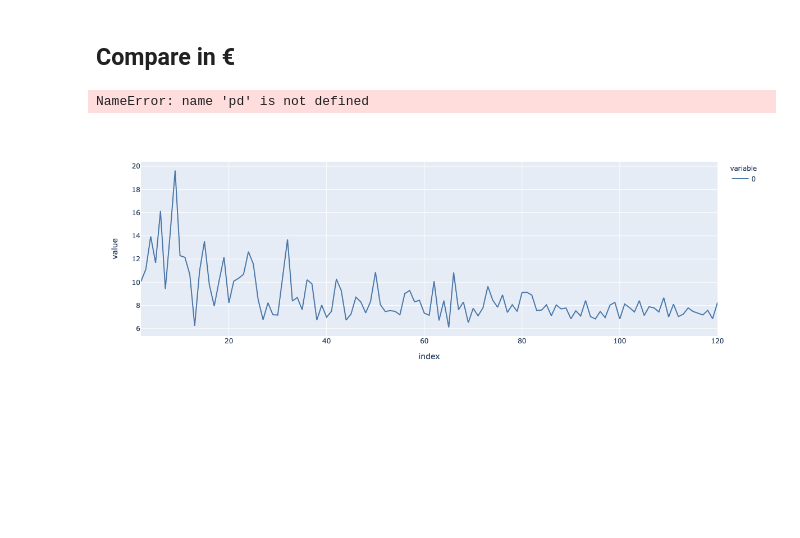
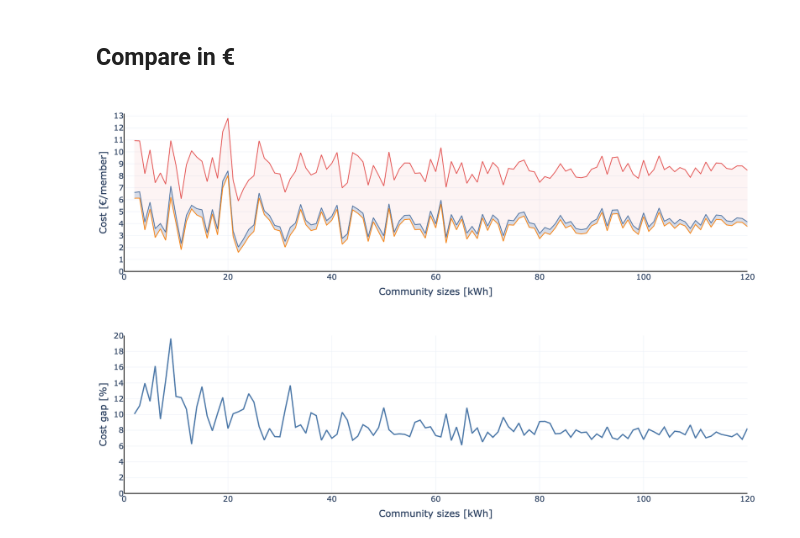
Before and after one commit to Jonathan56/supplementary_thesis, a Jupyter notebook: 4_chapter/MPC_4 community size.ipynb, the cells around one changed output. Cells and saved outputs as stored; diff of their text form; code cells hidden in the pictures; blank space fills up the shorter version.

```diff
--- a/4_chapter/MPC_4 community size.ipynb
+++ b/4_chapter/MPC_4 community size.ipynb
@@ -743,35 +741,54 @@ for community_size in community_sizes:
     #print(f"Theoretical cost = {np.round(forecast_cost / community_size, 2)} €/household")
     #print("")
 # %%
-graph = pd.DataFrame(index=community_sizes, data={"2D": cost_2d,
-                                                  "Perfect": cost_perfect,
-                                                  "PV_only": cost_pvonly})
+#graph = pd.DataFrame(index=community_sizes, data={"2D": cost_2d,
+#                                                  "Perfect": cost_perfect,
+#                                                  "PV_only": cost_pvonly})
+
+with open(f'results/_graph_community_size.pickle', 'rb') as handle:
+    graph = pickle.load(handle)
+
 graph = graph[graph["PV_only"] < 13]
 
 fig = px.line(graph)
 
-fig.update_traces(line_width=3)
+fig.update_traces(line_width=2)
+fig.data[-1].update(fill="tonexty", fillcolor="rgba(214, 39, 40, 0.05)")
+fig.data[1].update(fill="tonexty", fillcolor="rgba(55, 128, 191, 0.2)")
 fig.update_layout(
     layout,
     height=500,
     width=800,
-    yaxis_title="Cost [€]",
+    yaxis_title="Cost [€/member]",
     xaxis_title="Community sizes [kWh]",
     yaxis_range=[0, 13.2],
     xaxis_range=[0, 120],
     yaxis_dtick=1,
     yaxis_showline=False, yaxis_linewidth=2, yaxis_linecolor='black',
     xaxis_showline=False, xaxis_linewidth=2, xaxis_linecolor='black',
     showlegend=False)
 fig.show()
 fig.write_image(f"results/cost_community_size.svg")
 # %% [output]
-NameError: name 'pd' is not defined
+[figure, added]
 # %%
 with open(f'results/_graph_community_size.pickle', 'wb') as handle:
     pickle.dump(graph, handle, protocol=pickle.HIGHEST_PROTOCOL)
-# %%
-fig = px.line((graph["2D"] - graph["Perfect"]) * 100 / (graph["PV_only"] - graph["Perfect"]))
-fig.show()
-# %% [output]
-[figure, removed]
+# %%
+fig = px.line((graph["2D"] - graph["Perfect"]) * 100 / (graph["PV_only"] - graph["Perfect"]))
+fig.update_traces(line_width=3)
+fig.update_layout(
+    layout,
+    height=500,
+    width=800,
+    yaxis_title="Cost gap [%]",
+    xaxis_title="Community sizes [kWh]",
+    yaxis_range=[0, 20],
+    xaxis_range=[0, 120],
+    yaxis_dtick=2,
+    yaxis_showline=False, yaxis_linewidth=2, yaxis_linecolor='black',
+    xaxis_showline=False, xaxis_linewidth=2, xaxis_linecolor='black',
+    showlegend=False)
+fig.show()
+# %% [output]
+[figure, added]
```
Also changed, not shown: parts of 1 cell of this notebook, 3 other files.
